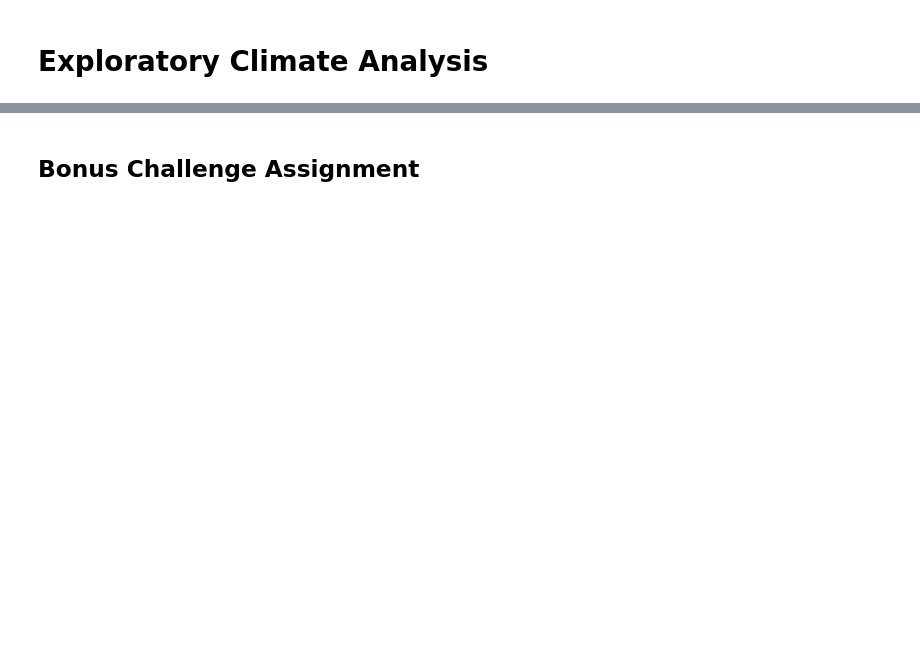
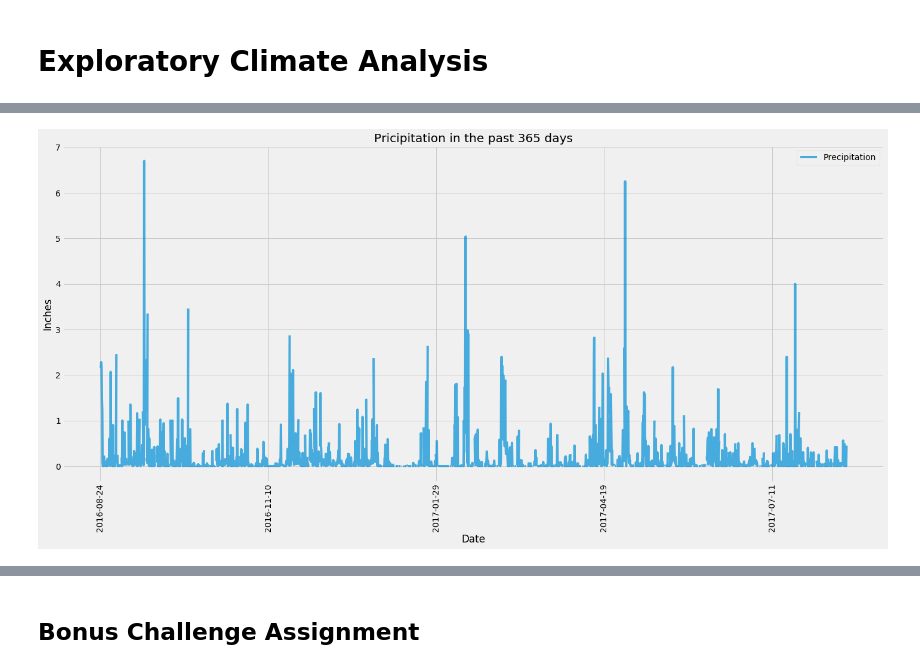
Before and after one commit to HenryNguyenLe/SQLAlchemy_Challenge, a Jupyter notebook: climate_starter.ipynb, the cells around one changed output, grey strips where cells are left out. Cells and saved outputs as stored; diff of their text form; code cells hidden in the pictures; blank space fills up the shorter version.

```diff
--- a/climate_starter.ipynb
+++ b/climate_starter.ipynb
@@ -48,12 +62,20 @@ session.query(,).all()
 # %%
 # Design a query to retrieve the last 12 months of precipitation data and plot the results
 
-# Calculate the date 1 year ago from the last data point in the database
+# use timedelta to calculate query_date
+prp_tpl = session.query(measurement.date, measurement.prcp).all() # list of tuples
+last_date = dt.datetime.strptime(prp_tpl[-1][0], '%Y-%m-%d')
+
+# Calculate the date 1 year ago from the last data point in the database & convert data into dataframe
+query_date  = last_date - dt.timedelta(days=365)
 
 # Perform a query to retrieve the data and precipitation scores
+prp_tpl = session.query(measurement.date, measurement.prcp).filter(measurement.date > query_date).all()
 
 # Save the query results as a Pandas DataFrame and set the index to the date column
+prp_df = pd.DataFrame(prp_tpl,columns=['Date', 'Precipitation'])
+prp_df.set_index('Date', inplace=True)
 
 # Sort the dataframe by date
-
-# Use Pandas Plotting with Matplotlib to plot the data
+prp_df.sort_index(inplace=True)
+prp_df
@@ -60 +97,23 @@ session.query(,).all()
+# %%
+# Use Pandas Plotting with Matplotlib to plot the data
+prp_df.plot(figsize=(20,10), rot=90, alpha=0.7) # pandas command
+
+# use Matplotlib to decorate
+plt.title("Pricipitation in the past 365 days") # create title
+plt.xlabel("Date")
+plt.ylabel("Inches")
+
+# to prevent x-asis cut off, use the tight layout or can also use:
+            # from matplotlib import rcParams
+            # rcParams.update({'figure.autolayout': True})
+plt.tight_layout()
+
+
+# save fig to Images folder
+plt.savefig("Images/Precipitation_last1yr.png")
+
+# show all layers on the final charts
+plt.show()
+# %% [output]
+[figure, added]
 # %%
```
Also changed, not shown: parts of 16 cells of this notebook, 2 other files.
